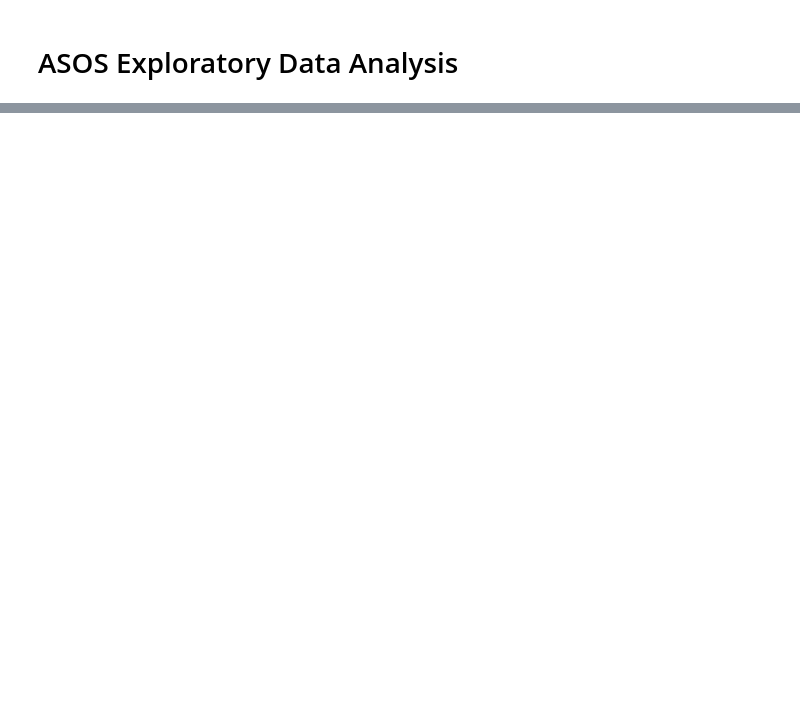
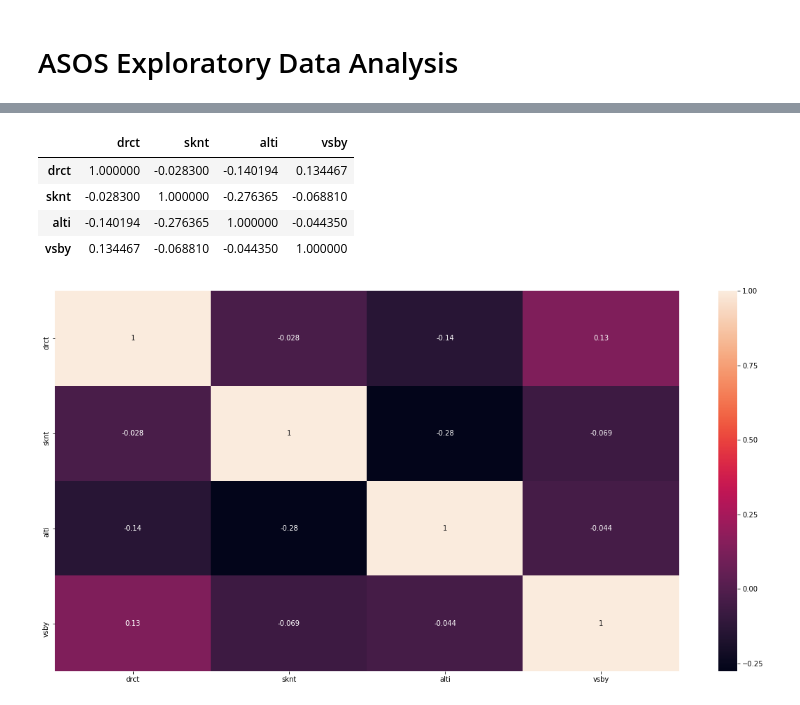
Before and after one commit to chriskok/GEPrediction-OSRS, a Jupyter notebook: ASOS/EDA_Retail.ipynb, the cells around one changed output, grey strips where cells are left out. Saved outputs shown, nothing was run; the diff lists cells and outputs as text; code cells hidden in the pictures; blank space fills up the shorter version.

```diff
--- a/ASOS/EDA_Retail.ipynb
+++ b/ASOS/EDA_Retail.ipynb
@@ -112,0 +135,12 @@ Stores starts around 7 AM in the morning. Majority of the customers come in afte
+# %%
+plt.figure(figsize=(20,10))
+c= df.corr()
+sns.heatmap(c,annot=True)
+c
+# %% [output]
+|  | drct | sknt | alti | vsby |
+| drct | 1.000000 | -0.028300 | -0.140194 | 0.134467 |
+| sknt | -0.028300 | 1.000000 | -0.276365 | -0.068810 |
+| alti | -0.140194 | -0.276365 | 1.000000 | -0.044350 |
+| vsby | 0.134467 | -0.068810 | -0.044350 | 1.000000 |
+[figure, added]
```
Also changed, not shown: parts of 21 cells of this notebook, 1 other file.
